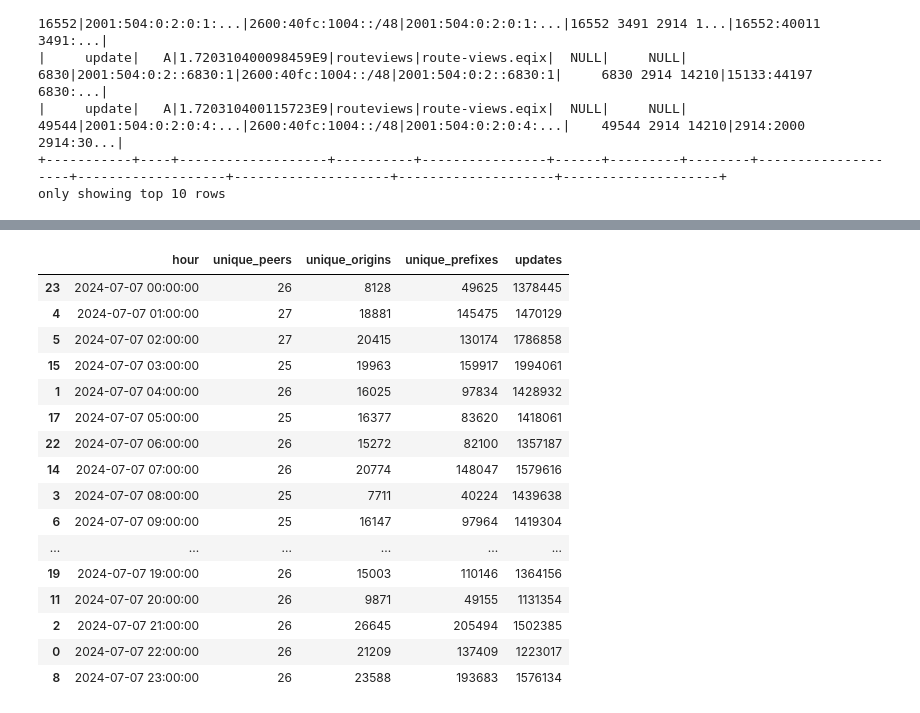
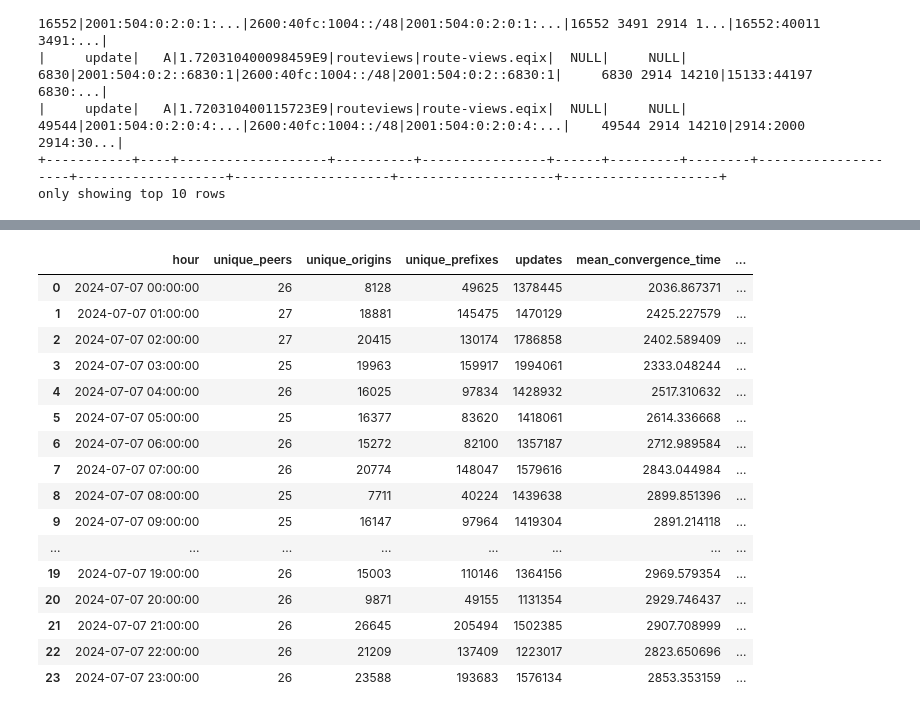
Before and after one commit to egeatmaca/bgp-analytics-engine, a Jupyter notebook: notebooks/pipelines.ipynb, the cells around one changed output, grey strips where cells are left out. Saved outputs shown, nothing was run; the diff lists cells and outputs as text; code cells hidden in the pictures.

```diff
--- a/notebooks/pipelines.ipynb
+++ b/notebooks/pipelines.ipynb
@@ -33,5 +16,8 @@ files
 # %%
+conf = SparkConf().setAppName('Test') \
+                  .set('spark.driver.memory', '2g')\
+                  .set('spark.executor.memory', '6g')
+
 spark = SparkSession.builder\
-    .appName("TestJob")\
-    .master("spark://spark-master:7077")\
-    .getOrCreate()
+                    .config(conf=conf)\
+                    .getOrCreate()
@@ -92,11 +96,25 @@ df_enriched = df_period.withColumn('datetime', f.from_unixtime('time'))\
+# %%
+df_convergence = df_enriched.groupBy('hour', 'convergence_period')\
+                            .agg((f.max('time') - f.min('time')).alias('convergence_time'))\
+                            .groupBy('hour')\
+                            .agg(
+                                f.mean('convergence_time').alias('mean_convergence_time'),
+                                f.std('convergence_time').alias('std_convergence_time'),
+                                f.min('convergence_time').alias('min_convergence_time'),
+                                f.percentile('convergence_time', 0.25).alias('percentile_convergence_time_25'),
+                                f.percentile('convergence_time', 0.5).alias('median_convergence_time'),
+                                f.percentile('convergence_time', 0.75).alias('percentile_convergence_time_75'),
+                                f.max('convergence_time').alias('max_convergence_time')
+                            )
 # %%
-df_agg = df_enriched.groupBy('hour')\
-                    .agg(
-                       f.countDistinct('peer_asn').alias('unique_peers'),
-                       f.countDistinct('origin_asn').alias('unique_origins'),
-                       f.countDistinct('prefix').alias('unique_prefixes'),
-                       f.count('time').alias('updates')
-                    )\
+df_hour = df_enriched.groupBy('hour')\
+                     .agg(
+                         f.countDistinct('peer_asn').alias('unique_peers'),
+                         f.countDistinct('origin_asn').alias('unique_origins'),
+                         f.countDistinct('prefix').alias('unique_prefixes'),
+                         f.count('time').alias('updates')
+                     )\
+                    .join(df_convergence, on='hour', how='left')\
                     .sort(f.asc('hour'))
 # %%
-df_agg_pd = df_agg.toPandas()
+df_hour = df_hour.toPandas()
@@ -103,25 +134,24 @@ df_agg_pd = df_agg.toPandas()
 # %%
-df_agg_pd['hour'] = pd.to_datetime(df_agg_pd['hour'])
-df_agg_pd = df_agg_pd.sort_values('hour')
-df_agg_pd
+df_hour['hour'] = pd.to_datetime(df_hour['hour'])
+df_hour
 # %% [output]
-|  | hour | unique_peers | unique_origins | unique_prefixes | updates |
-| 23 | 2024-07-07 00:00:00 | 26 | 8128 | 49625 | 1378445 |
-| 4 | 2024-07-07 01:00:00 | 27 | 18881 | 145475 | 1470129 |
-| 5 | 2024-07-07 02:00:00 | 27 | 20415 | 130174 | 1786858 |
-| 15 | 2024-07-07 03:00:00 | 25 | 19963 | 159917 | 1994061 |
-| 1 | 2024-07-07 04:00:00 | 26 | 16025 | 97834 | 1428932 |
-| 17 | 2024-07-07 05:00:00 | 25 | 16377 | 83620 | 1418061 |
-| 22 | 2024-07-07 06:00:00 | 26 | 15272 | 82100 | 1357187 |
-| 14 | 2024-07-07 07:00:00 | 26 | 20774 | 148047 | 1579616 |
-| 3 | 2024-07-07 08:00:00 | 25 | 7711 | 40224 | 1439638 |
-| 6 | 2024-07-07 09:00:00 | 25 | 16147 | 97964 | 1419304 |
-| ... | ... | ... | ... | ... | ... |
-| 19 | 2024-07-07 19:00:00 | 26 | 15003 | 110146 | 1364156 |
-| 11 | 2024-07-07 20:00:00 | 26 | 9871 | 49155 | 1131354 |
-| 2 | 2024-07-07 21:00:00 | 26 | 26645 | 205494 | 1502385 |
-| 0 | 2024-07-07 22:00:00 | 26 | 21209 | 137409 | 1223017 |
-| 8 | 2024-07-07 23:00:00 | 26 | 23588 | 193683 | 1576134 |
+|  | hour | unique_peers | unique_origins | unique_prefixes | updates | mean_convergence_time | ... |
+| 0 | 2024-07-07 00:00:00 | 26 | 8128 | 49625 | 1378445 | 2036.867371 | ... |
+| 1 | 2024-07-07 01:00:00 | 27 | 18881 | 145475 | 1470129 | 2425.227579 | ... |
+| 2 | 2024-07-07 02:00:00 | 27 | 20415 | 130174 | 1786858 | 2402.589409 | ... |
+| 3 | 2024-07-07 03:00:00 | 25 | 19963 | 159917 | 1994061 | 2333.048244 | ... |
+| 4 | 2024-07-07 04:00:00 | 26 | 16025 | 97834 | 1428932 | 2517.310632 | ... |
+| 5 | 2024-07-07 05:00:00 | 25 | 16377 | 83620 | 1418061 | 2614.336668 | ... |
+| 6 | 2024-07-07 06:00:00 | 26 | 15272 | 82100 | 1357187 | 2712.989584 | ... |
+| 7 | 2024-07-07 07:00:00 | 26 | 20774 | 148047 | 1579616 | 2843.044984 | ... |
+| 8 | 2024-07-07 08:00:00 | 25 | 7711 | 40224 | 1439638 | 2899.851396 | ... |
+| 9 | 2024-07-07 09:00:00 | 25 | 16147 | 97964 | 1419304 | 2891.214118 | ... |
+| ... | ... | ... | ... | ... | ... | ... | ... |
+| 19 | 2024-07-07 19:00:00 | 26 | 15003 | 110146 | 1364156 | 2969.579354 | ... |
+| 20 | 2024-07-07 20:00:00 | 26 | 9871 | 49155 | 1131354 | 2929.746437 | ... |
+| 21 | 2024-07-07 21:00:00 | 26 | 26645 | 205494 | 1502385 | 2907.708999 | ... |
+| 22 | 2024-07-07 22:00:00 | 26 | 21209 | 137409 | 1223017 | 2823.650696 | ... |
+| 23 | 2024-07-07 23:00:00 | 26 | 23588 | 193683 | 1576134 | 2853.353159 | ... |
 # %%
 def plot_metrics_over_time(df: pd.DataFrame,
                            time_col: str,
```
Also changed, not shown: parts of 8 cells of this notebook, 3 other files.
